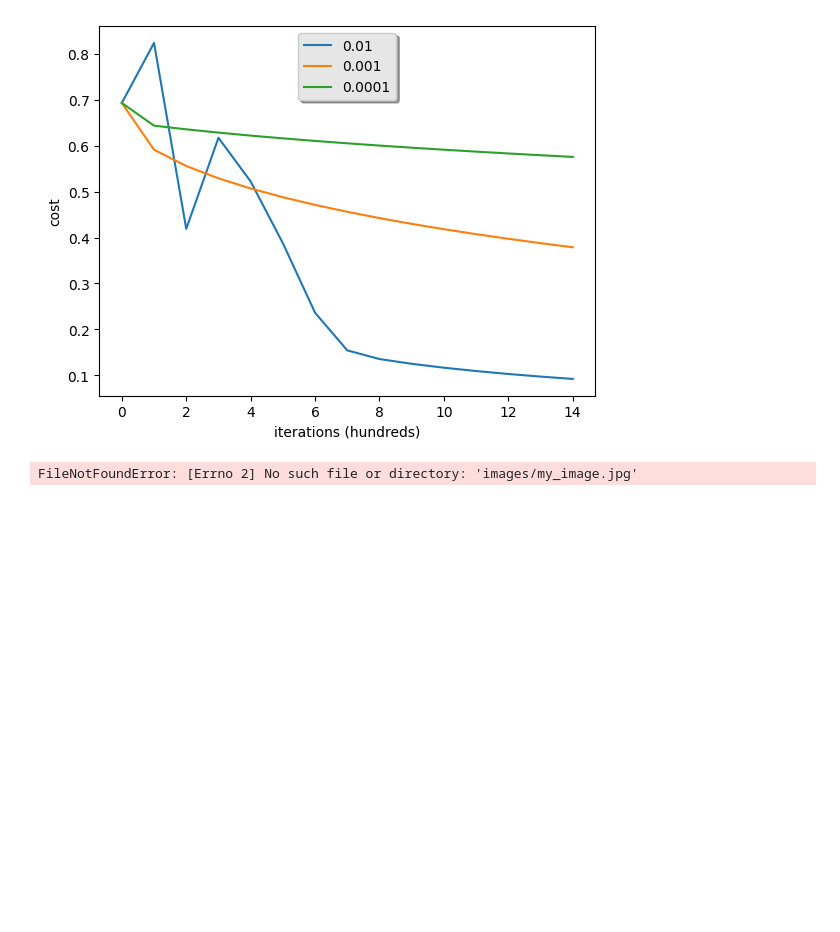
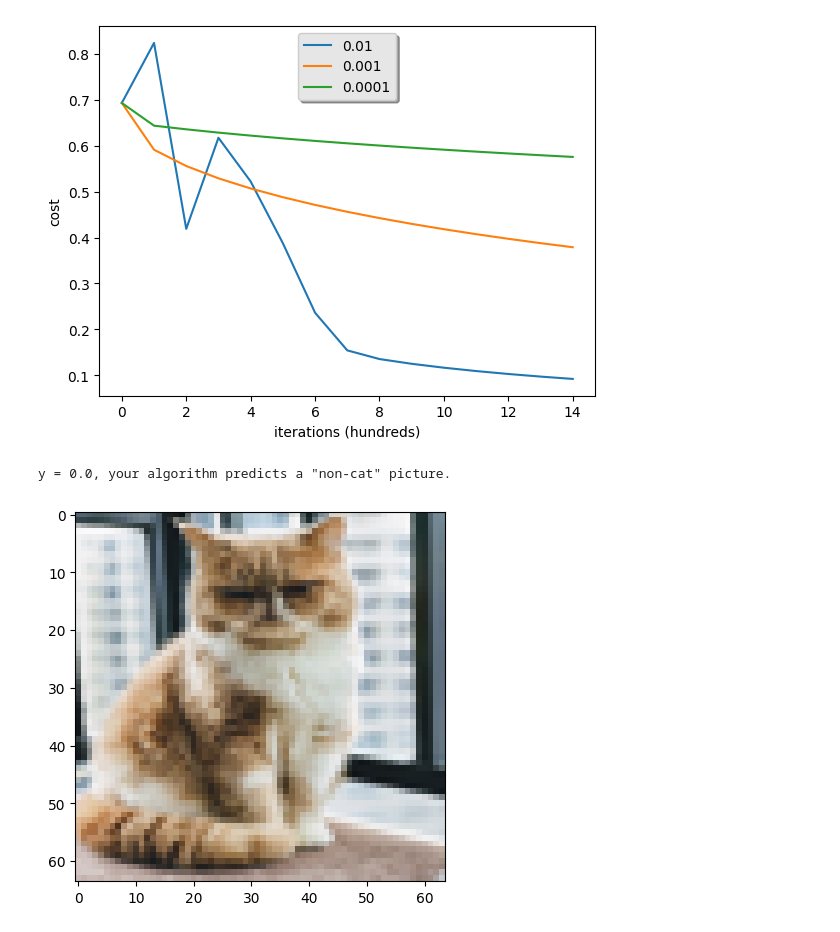
Before and after one commit to AbdulManaf12/Python, a Jupyter notebook: Practice/Logistic Regression.ipynb, the cells around one changed output. Cells and saved outputs as stored; diff of their text form; code cells hidden in the pictures; blank space fills up the shorter version.

```diff
--- a/Practice/Logistic Regression.ipynb
+++ b/Practice/Logistic Regression.ipynb
@@ -280,7 +280,7 @@ def model(X_train, Y_train, X_test, Y_test, num_iterations = 2000, learning_rate
 
     return d
 # %%
-logistic_regression_model = model(train_set_x, train_set_y, test_set_x, test_set_y, num_iterations=2000, learning_rate=0.005, print_cost=True)
+logistic_regression_model = model(train_set_x, train_Y, test_set_x, test_Y, num_iterations=2000, learning_rate=0.005, print_cost=True)
 # %% [output]
 Cost after iteration 0: 0.693147
 Cost after iteration 100: 0.584508
@@ -358,15 +358,16 @@ test accuracy: 36.0 %
 # %%
 # change this to the name of your image file
 my_image = "my_image.jpg"
 
 # We preprocess the image to fit your algorithm.
-fname = "images/" + my_image
+fname = "datasets/" + my_image
 image = np.array(Image.open(fname).resize((num_px, num_px)))
 plt.imshow(image)
 image = image / 255.
 image = image.reshape((1, num_px * num_px * 3)).T
 my_predicted_image = predict(logistic_regression_model["w"], logistic_regression_model["b"], image)
 
 print("y = " + str(np.squeeze(my_predicted_image)) + ", your algorithm predicts a \"" + classes[int(np.squeeze(my_predicted_image)),].decode("utf-8") +  "\" picture.")
 # %% [output]
-FileNotFoundError: [Errno 2] No such file or directory: 'images/my_image.jpg'
+y = 0.0, your algorithm predicts a "non-cat" picture.
+[figure, added]
```
Also changed, not shown: parts of 2 cells of this notebook.
